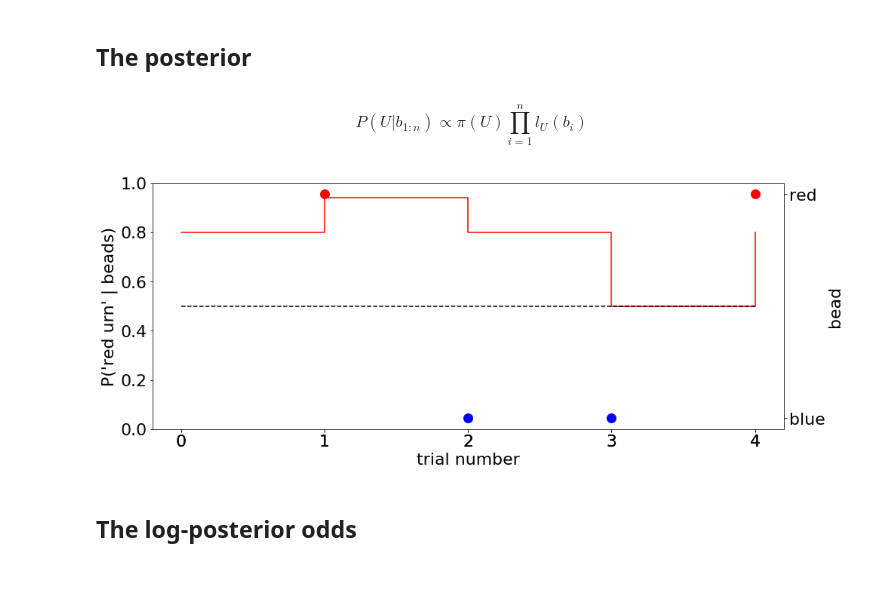
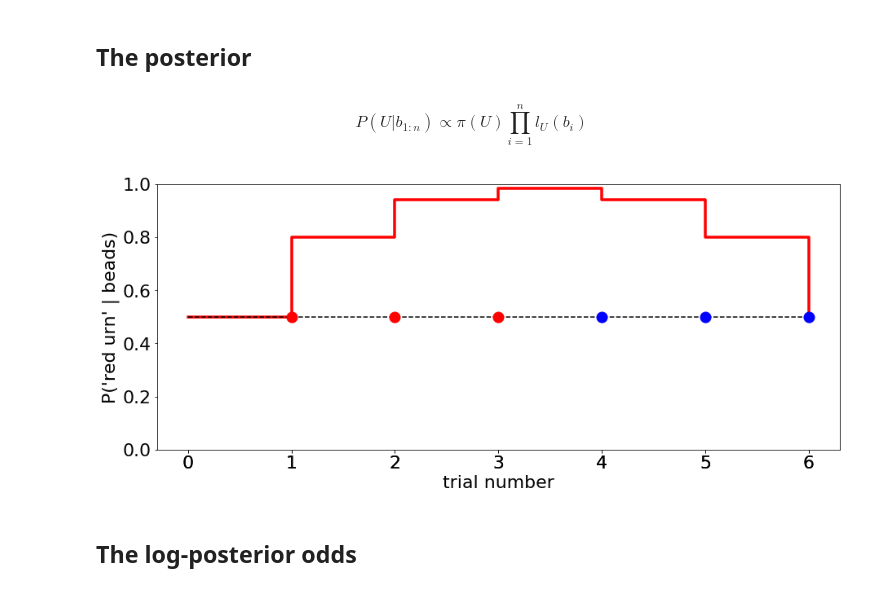
Before and after one commit to TheGoldLab/Lab_Tutorials, a Jupyter notebook: normative_2AFC/Normative 2AFC Decision-Making.ipynb, the cells around one changed output. Saved outputs shown, nothing was run; the diff lists cells and outputs as text; code cells hidden in the pictures.

```diff
--- a/normative_2AFC/Normative 2AFC Decision-Making.ipynb
+++ b/normative_2AFC/Normative 2AFC Decision-Making.ipynb
@@ -27,12 +28,20 @@ import matplotlib.pyplot as plt
 import pandas as pd
 import numpy as np
 %matplotlib inline
+# %%
+# plotting constants in notebook
+mksize = 13  # marker size in plot
+lw = 3.5  # line width in plot
+fsize = (15, 6)  # standard figure size
+tsize = (15, 9)  # taller figure
+fsquare = (9, 9)  # figure size for square display
+plt.rcParams.update({'font.size': 22})
 # %% [markdown]
-\begin{equation}\label{eq:}
+\begin{equation}\label{eq:posterior}
 P(U|b_{1:n}) \propto \pi(U)\prod_{i=1}^n l_U(b_i)
 \end{equation}
 # %%
-def plot_posterior_and_beads(beads, prior=(0.5, 0.5)):
+def plot_posterior_and_beads(beads, prior=(0.5, 0.5), posterior_prob='red'):
     """
     :param beads: (list) of beads observations, either 'red' or 'blue'
     """
@@ -42,7 +51,6 @@ def plot_posterior_and_beads(beads, prior=(0.5, 0.5)):
     for i, b in enumerate(beads):
         x[b].append(i)
 
-    mksize=12           # marker size in plot
     y = np.array(beads)  # numpy array allows easier indexing
 
     #=== block to compute posterior ==#
@@ -56,39 +64,49 @@ def plot_posterior_and_beads(beads, prior=(0.5, 0.5)):
     discrimination_decisions = list(dm.process())
     discrimination_posterior = [mmx.log_odds_to_posterior(d[0])['right'] for d in discrimination_decisions]
     discrimination_posterior.insert(0, dm.sources_prior['right'])
+    posterior_to_plot = np.array(discrimination_posterior)
+
+    if posterior_prob == 'blue':
+        posterior_to_plot = 1 - posterior_to_plot
 
     #=== end of block ==#
 
     # figure setup
-    fig = plt.figure(figsize=(15,6))
-    plt.rcParams.update({'font.size': 22})
+    fig = plt.figure(figsize=fsize)
+
 
     # plot posterior
     ax1 = fig.add_subplot(111)
-    ax1.step(x['all'], discrimination_posterior, 'r-', where='post')
+    ax1.step(x['all'], posterior_to_plot, '-', where='post', color=posterior_prob, linewidth=lw)
     ax1.plot(x['all'], [0.5]*(num_trials+1), 'k--')
 
-    ax1.set_ylabel("P('red urn' | beads)")
+    ax1.set_ylabel("P('"+ posterior_prob +" urn' | beads)")
     ax1.set_ylim(0,1)
 
     # plot beads
     ax2 = fig.add_subplot(111, sharex=ax1, frameon=False)
 
-    ax2.plot(np.array(x['blue'])+1, y[x['blue']], 'ob', markersize=mksize)
-    ax2.plot(np.array(x['red'])+1, y[x['red']], 'or', markersize=mksize)
+    ax2.plot(np.array(x['blue'])+1, [.5]*len(x['blue']), 'ob', markersize=mksize)
+    ax2.plot(np.array(x['red'])+1, [0.5]*len(x['red']), 'or', markersize=mksize)
 
     ax2.yaxis.tick_right()
     ax2.yaxis.set_label_position("right")
     ax2.set_xlabel('trial number')
-    ax2.set_ylabel('bead')
+    ax2.tick_params(
+        axis='y',          # changes apply to the y-axis
+        which='both',      # both major and minor ticks are affected
+        right=False,       # ticks along the right edge are off
+        top=False,         # ticks along the top edge are off
+        labelright=False)  # labels along the right edge are off
+#     ax2.set_ylabel('bead')
 
 
     plt.xticks(x['all'])
 # %%
-beads = ['red', 'blue', 'blue', 'red']
-pred=0.8
-plot_posterior_and_beads(beads, (1-pred, pred))
+beads = ['red', 'red', 'red', 'blue', 'blue', 'blue']
+prior_red = 0.5
+plot_posterior_and_beads(beads, prior=(1-prior_red, prior_red), posterior_prob='red')
 # %% [output]
-[figure, old version]
+[figure, new version]
 # %% [markdown]
 ## The log-posterior odds
```
Also changed, not shown: parts of 11 cells of this notebook.
